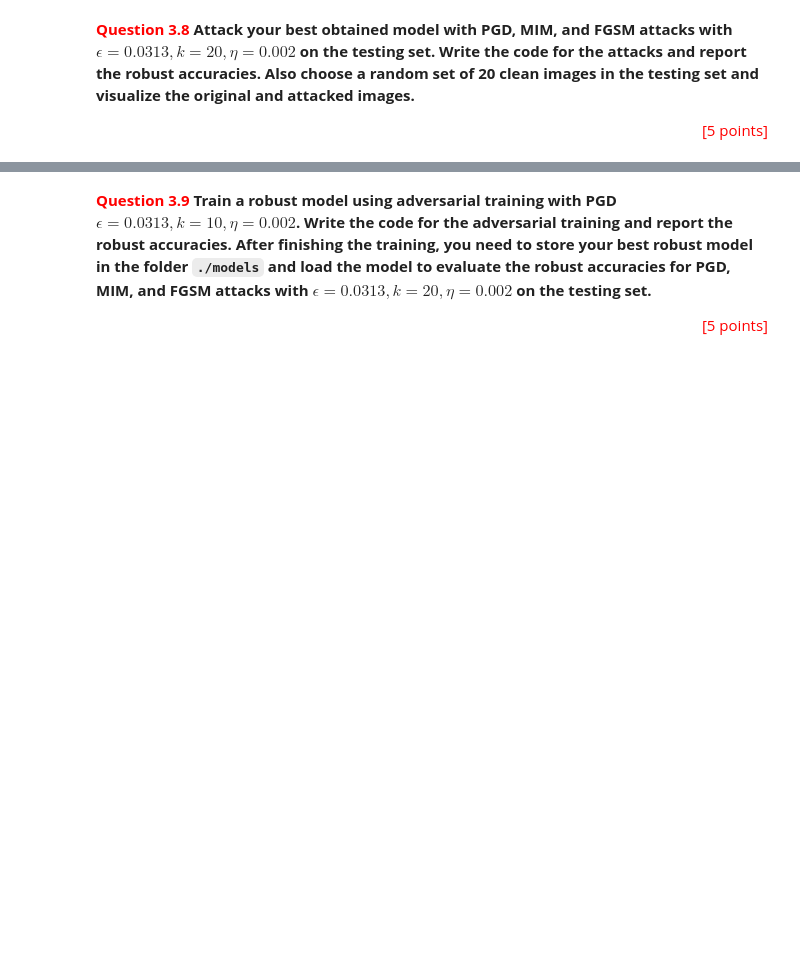
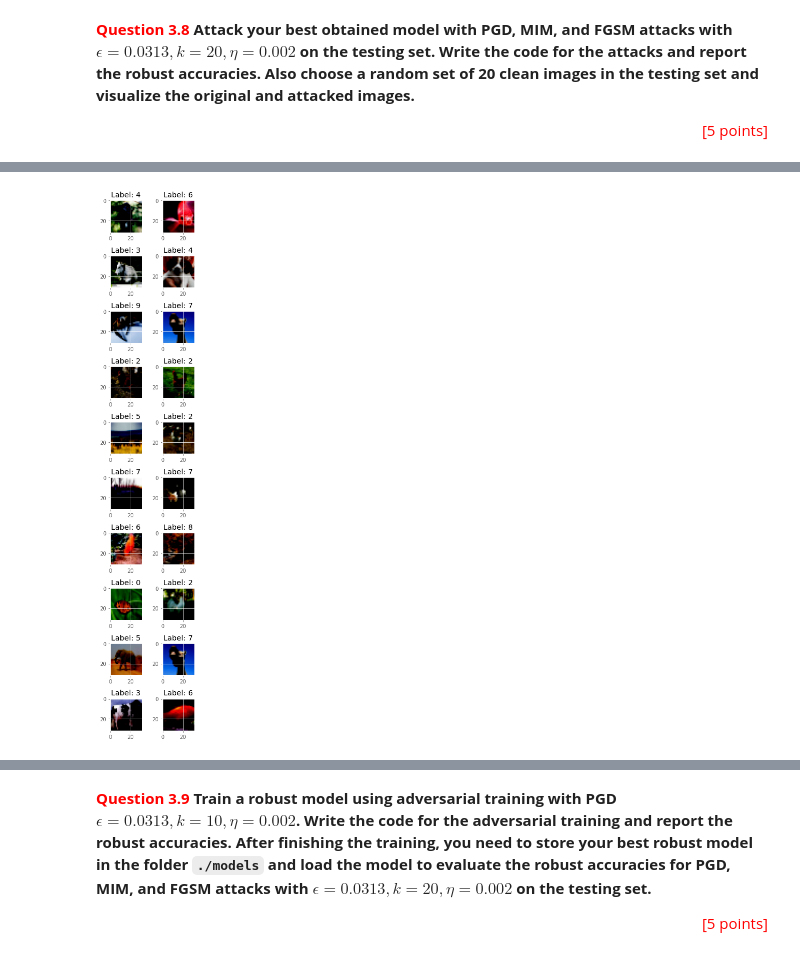
Before and after one commit to J1008sianG/FIT3181_Assignment, a Jupyter notebook: FIT3181_Assignment1-2022.ipynb, the cells around one changed output, grey strips where cells are left out. Drawn from its saved outputs; the diff is of its cells as text; code cells hidden in the pictures; blank space fills up the shorter version.

```diff
--- a/FIT3181_Assignment1-2022.ipynb
+++ b/FIT3181_Assignment1-2022.ipynb
@@ -1653,0 +1778,4 @@ You need to extend your model developed above, train a model using data mixup, a
+# %%
+train_ds_mix = train_ds.map(
+    lambda ds_one, ds_two: mix_up(ds_one, ds_two, alpha=0.2),num_parallel_calls=tf.data.experimental.AUTOTUNE
+)
@@ -1659,0 +2139,13 @@ You need to extend your model developed above, train a model using data mixup, a
+# %%
+best_model = YourModel(name='network1',
+                                 feature_maps=32,
+                                 num_classes=len(data_manager.classes),
+                                 num_blocks=num_block,
+                                 drop_rate= 0.0,
+                                 batch_norm=True,
+                                 use_skip = us,
+                                 optimizer='adam',
+                                 learning_rate= lr,
+                                 is_augmentation = True)
+best_model.build_cnn()
+best_model.fit(data_manager, batch_size=32, num_epochs=20,is_augmentation = True)
@@ -1659,0 +2186,28 @@ You need to extend your model developed above, train a model using data mixup, a
+# %%
+from random import randint
+
+# specify the number of rows and columns you want to see
+num_row = 10
+num_col = 2
+index_lst = []
+img_test = []
+label_test = []
+
+# get a segment of the dataset
+images = data_manager.X_test
+labels = data_manager.y_test
+
+
+# plot images
+fig, axes = plt.subplots(num_row, num_col, figsize=(1.5*num_col,1.5*num_row))
+for i in range(num_row*num_col):
+    index = randint(0,data_manager.X_test.shape[0])
+    index_lst.append(index)
+    ax = axes[i//num_col, i%num_col]
+    ax.imshow(images[index], cmap='gray')
+    img_test.append(images[index])
+    label_test.append(labels[index])
+    ax.set_title('Label: {}'.format(labels[index]))
+plt.tight_layout()
+plt.show()
+# %% [output]
@@ -1659,0 +2234 @@ You need to extend your model developed above, train a model using data mixup, a
+[figure, added]
```
Also changed, not shown: parts of 70 cells of this notebook.
